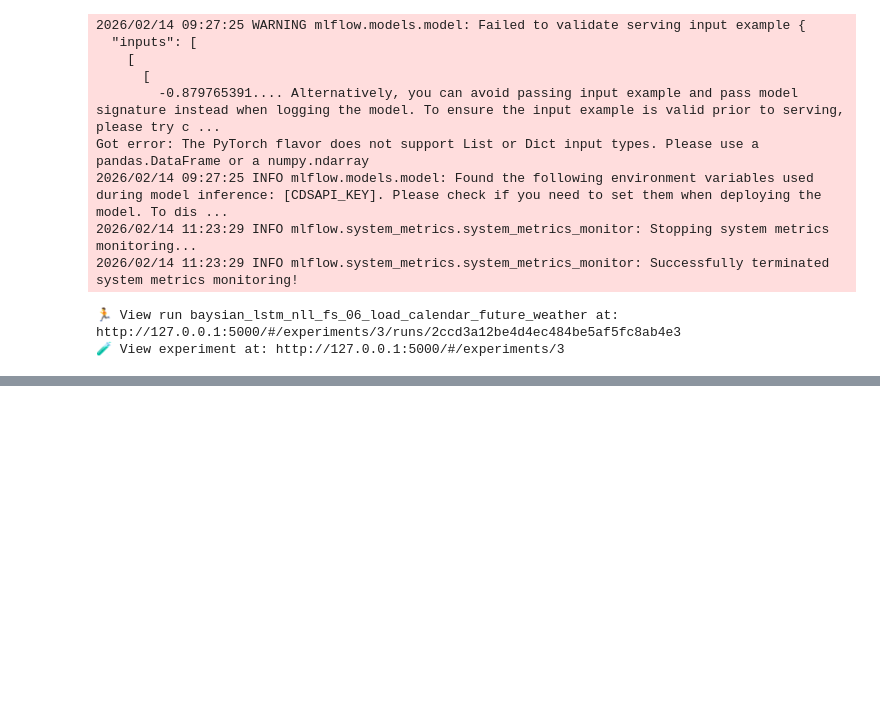
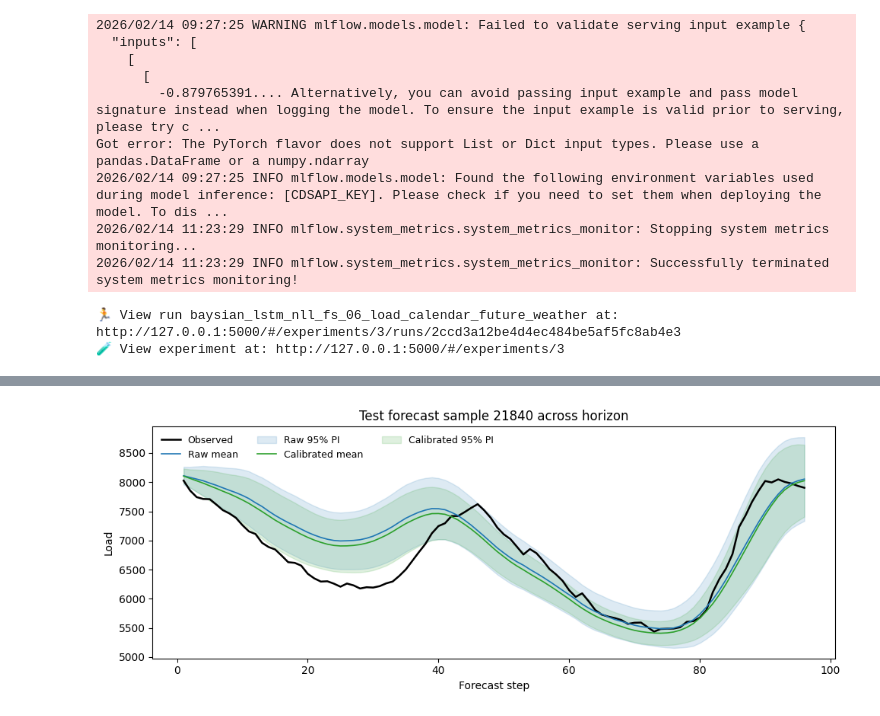
Before and after one commit to LucasHausi/probabilistic-load-forecast-project, a Jupyter notebook: notebooks/modelling/bayesian_lstm.ipynb, the cells around one changed output, grey strips where cells are left out. Cells and saved outputs as stored; diff of their text form; code cells hidden in the pictures; blank space fills up the shorter version.

```diff
--- a/notebooks/modelling/bayesian_lstm.ipynb
+++ b/notebooks/modelling/bayesian_lstm.ipynb
@@ -701,0 +884,46 @@ for h in [0, 3, 11, 23, 47, 95]:
+# %%
+from scipy.stats import norm
+import random
+
+# Can we view one prediction where the offset of the pit was so low?
+indices = np.where(u_full<0.001)
+SAMPLE_IDX = random.choice(indices[0])
+
+ALPHA = 0.05          # 95% interval
+z = norm.ppf(1.0 - ALPHA / 2.0)
+
+mu_r = mu_test[SAMPLE_IDX]
+sd_r = np.sqrt(np.maximum(var_test[SAMPLE_IDX], CALIB_EPS))
+lo_r = mu_r - z * sd_r
+hi_r = mu_r + z * sd_r
+
+mu_c = mu_test_cal[SAMPLE_IDX]
+sd_c = np.sqrt(np.maximum(var_test_cal[SAMPLE_IDX], CALIB_EPS))
+lo_c = mu_c - z * sd_c
+hi_c = mu_c + z * sd_c
+
+y_true = y_test[SAMPLE_IDX]
+
+def inverse_scale(arr):
+    n, h = arr.shape
+    return y_scaler.inverse_transform(arr.reshape(-1, 1)).reshape(n, h)
+
+stack = np.vstack([y_true, mu_r, lo_r, hi_r, mu_c, lo_c, hi_c])
+stack_plot = inverse_scale(stack)
+y_p, mu_r_p, lo_r_p, hi_r_p, mu_c_p, lo_c_p, hi_c_p = stack_plot
+
+horizon_steps = np.arange(1, y_p.shape[0] + 1)
+
+plt.figure(figsize=(10, 4))
+plt.plot(horizon_steps, y_p, color="black", linewidth=1.8, label="Observed")
+plt.plot(horizon_steps, mu_r_p, color="#1f77b4", linewidth=1.2, label="Raw mean")
+plt.fill_between(horizon_steps, lo_r_p, hi_r_p, color="#1f77b4", alpha=0.15, label="Raw 95% PI")
+plt.plot(horizon_steps, mu_c_p, color="#2ca02c", linewidth=1.2, label="Calibrated mean")
+plt.fill_between(horizon_steps, lo_c_p, hi_c_p, color="#2ca02c", alpha=0.15, label="Calibrated 95% PI")
+plt.title(f"Test forecast sample {SAMPLE_IDX} across horizon")
+plt.xlabel("Forecast step")
+plt.ylabel("Load")
+plt.legend(ncol=3, fontsize=9, frameon=False)
+plt.tight_layout()
+# %% [output]
+[figure, added]
```
Also changed, not shown: parts of 11 cells of this notebook.
